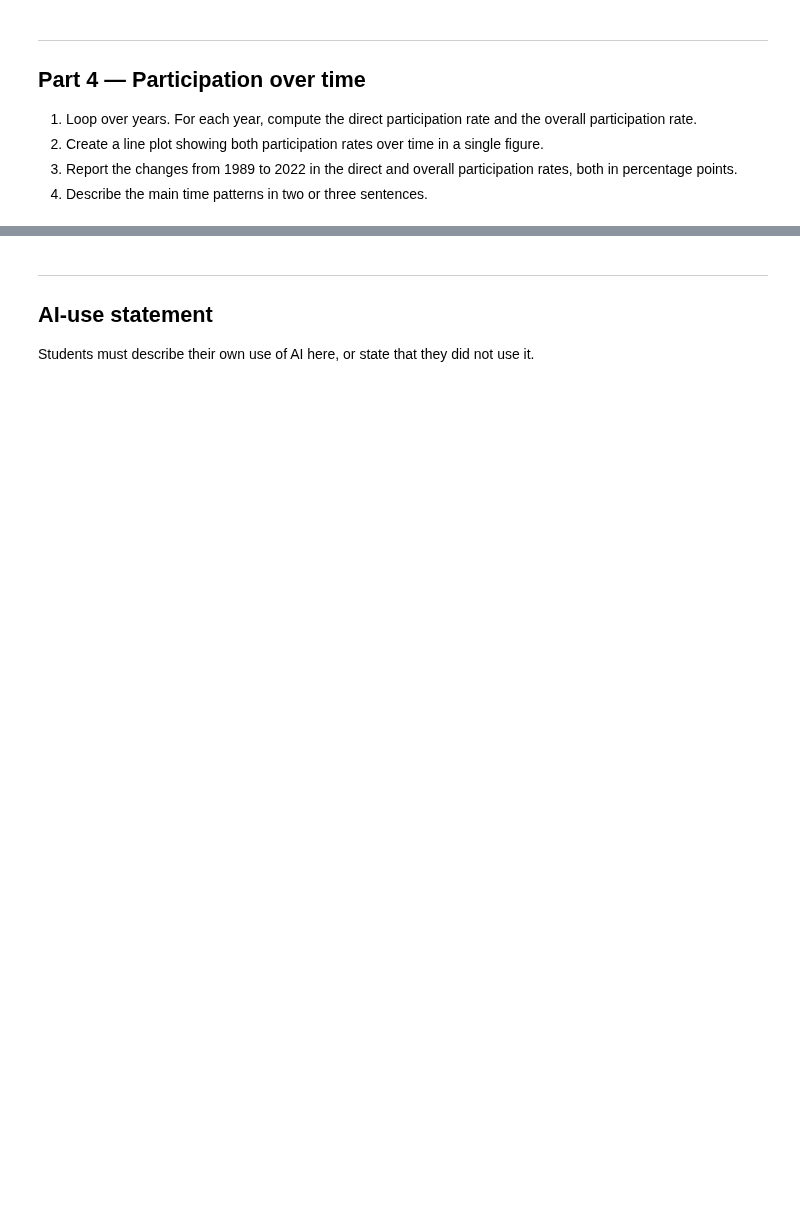
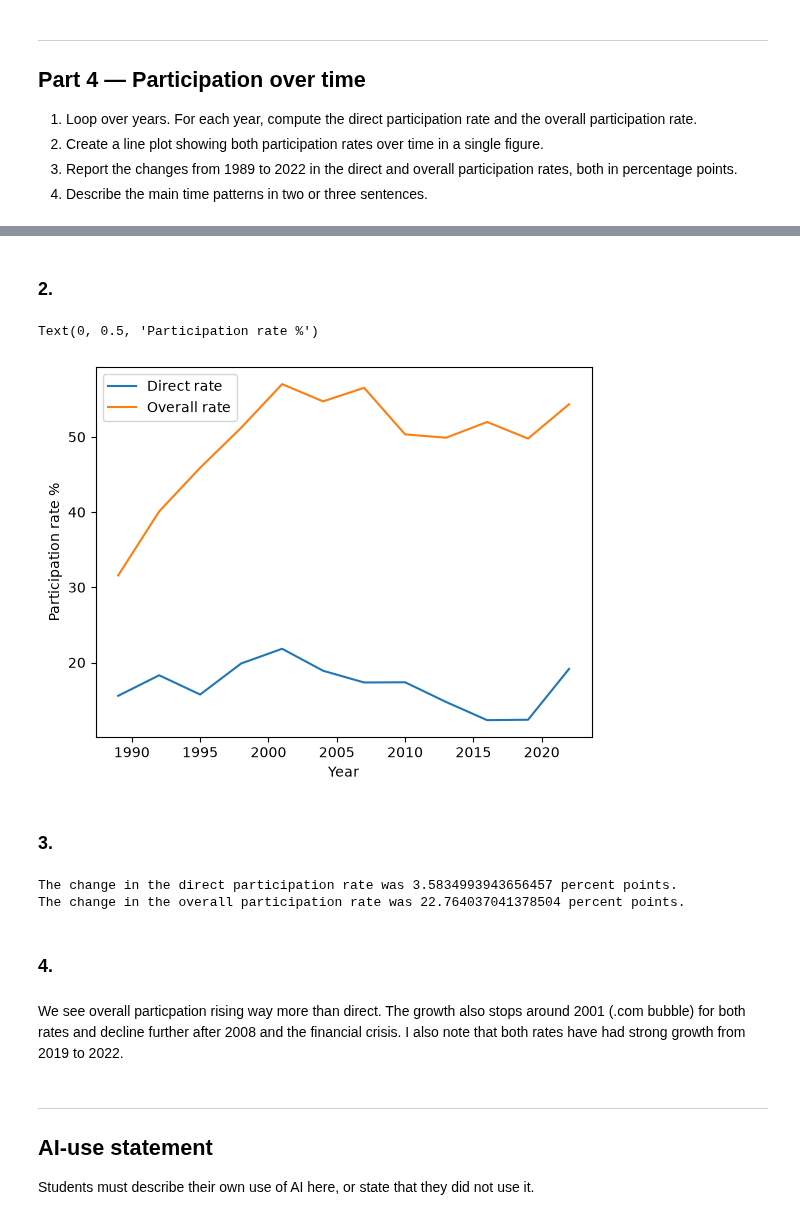
Before and after one commit to fet-jakob/JFV-TCH2-H26-assignment3, a Jupyter notebook: assignment3_JFV.ipynb, the cells around one changed output, grey strips where cells are left out. Drawn from its saved outputs; the diff is of its cells as text; code cells hidden in the pictures; blank space fills up the shorter version.

```diff
--- a/assignment3_JFV.ipynb
+++ b/assignment3_JFV.ipynb
@@ -328,0 +333,14 @@ AttributeError: 'numpy.ndarray' object has no attribute 'bar'
+# %%
+years = df['year'].unique()
+d_rates = []
+o_rates = []
+
+for year in years:
+    print('Year:', year)
+    df_year = df.query(f'year == {year}')
+
+    print('Direct', df_year['direct'].mean()*100)
+    d_rates.append(df_year['direct'].mean()*100)
+
+    print('Overall', df_year['overall'].mean()*100)
+    o_rates.append(df_year['overall'].mean()*100)
@@ -329,3 +365,29 @@ AttributeError: 'numpy.ndarray' object has no attribute 'bar'
+# %% [markdown]
+### 2.
+# %%
+plt.plot(years, d_rates, label='Direct rate')
+plt.plot(years, o_rates, label='Overall rate')
+plt.legend()
+plt.xlabel('Year')
+plt.ylabel('Participation rate %')
+# %% [output]
+Text(0, 0.5, 'Participation rate %')
+[figure, added]
+# %% [markdown]
+### 3.
+# %%
+change_d = d_rates[-1] - d_rates[0]
+change_o = o_rates[-1] - o_rates[0]
+
+print(f'The change in the direct participation rate was {change_d} percent points.')
+print(f'The change in the overall participation rate was {change_o} percent points.')
+# %% [output]
+The change in the direct participation rate was 3.5834993943656457 percent points.
+The change in the overall participation rate was 22.764037041378504 percent points.
+# %% [markdown]
+### 4.
+# %% [markdown]
+We see overall particpation rising way more than direct. The growth also stops around 2001 (.com bubble) for both rates and decline further after 2008 and the financial crisis. I also note that both rates have had strong growth from 2019 to 2022.
 # %% [markdown]
 ***
 ## AI-use statement
```
Also changed, not shown: parts of 6 cells of this notebook, 1 other file.
